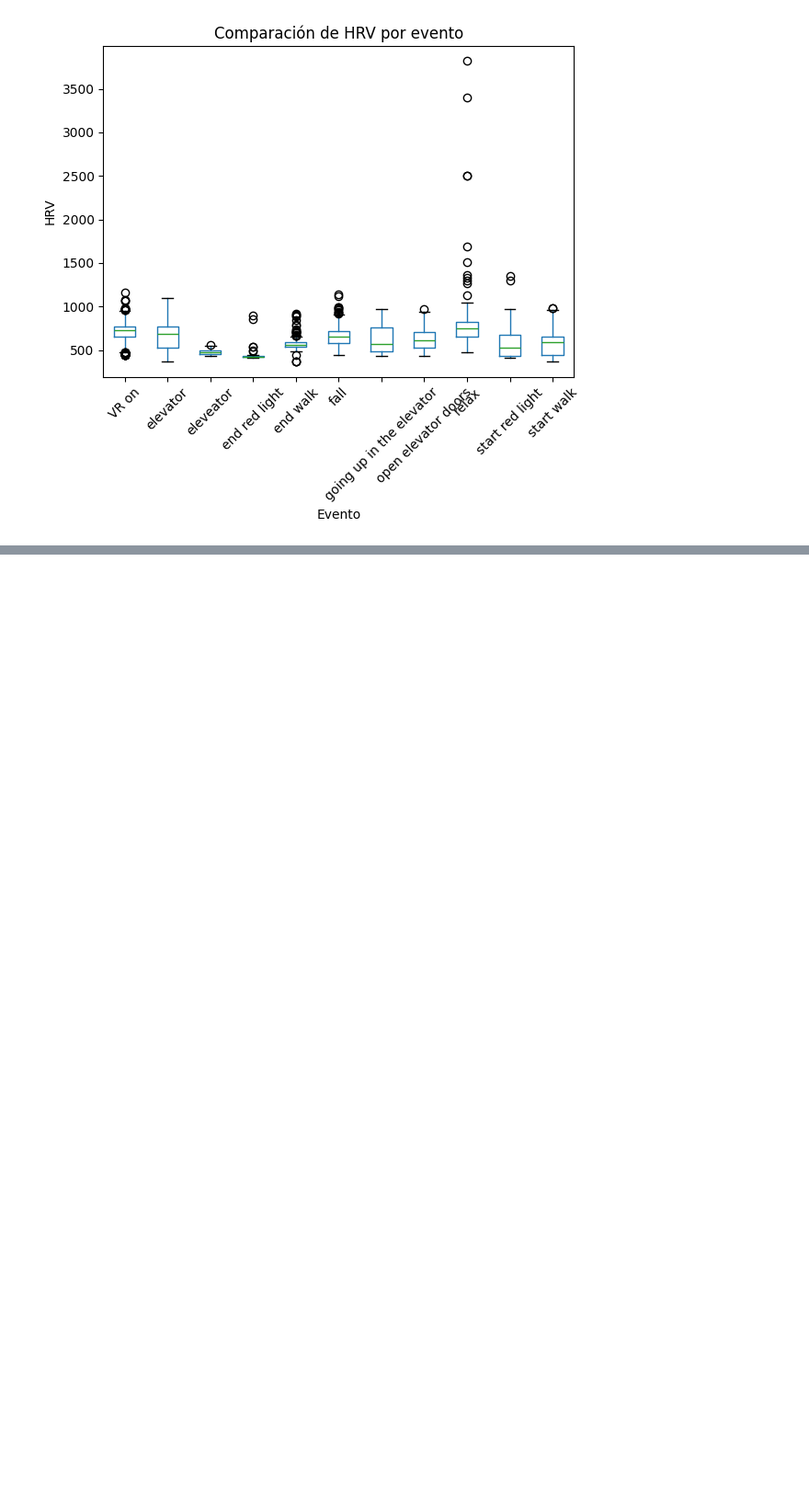
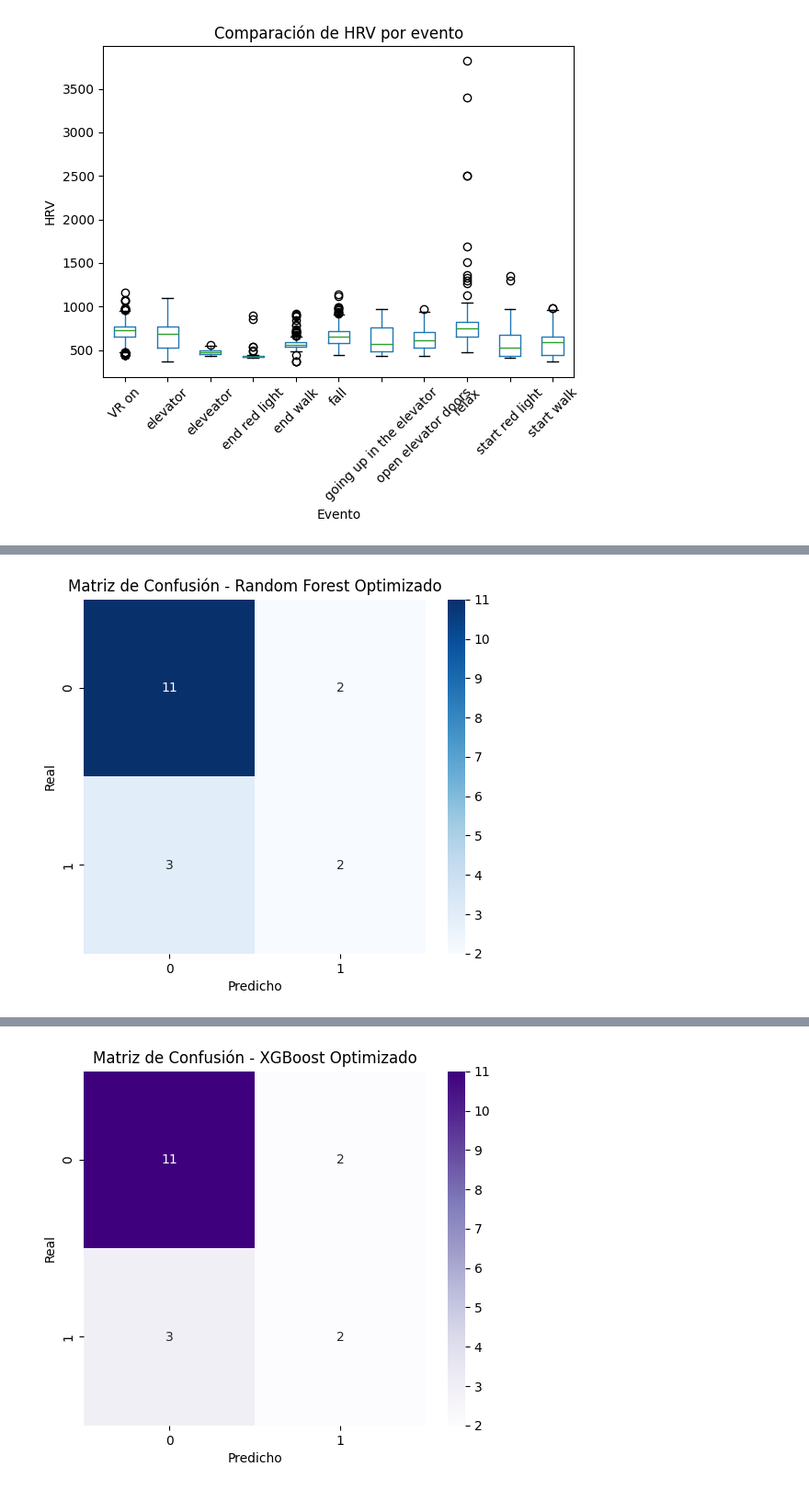
Before and after one commit to mlizarraga-21/CSDI2025, a Jupyter notebook: Practicas/P4/P4-2.ipynb, the cells around one changed output, grey strips where cells are left out. Shown at 92% size. Saved outputs shown, nothing was run; the diff lists cells and outputs as text; code cells hidden in the pictures; blank space fills up the shorter version.

```diff
--- a/Practicas/P4/P4-2.ipynb
+++ b/Practicas/P4/P4-2.ipynb
@@ -414,0 +652,72 @@ ValueError: Expected n_neighbors <= n_samples_fit, but n_neighbors = 6, n_sample
+# %%
+import ast
+
+# Convertir a lista de manera segura
+df["HRV_Muestras"] = df["HRV_Muestras"].apply(lambda x: x if isinstance(x, list) else ast.literal_eval(x))
+
+# Reasignar niveles de miedo a 2 categorías
+def categorize_fear_level(level):
+    return 0 if level == 0 else 1
+
+df["Nivel_Miedo"] = df["Nivel_Miedo"].apply(categorize_fear_level)
+
+# Verificar la distribución de clases después de la reasignación
+print("Distribución de clases después de reasignación:")
+print(df["Nivel_Miedo"].value_counts())
+
+features = df["HRV_Muestras"].apply(extract_features).apply(pd.Series)
+
+# Normalizar características
+scaler = StandardScaler()
+X = scaler.fit_transform(df_features.drop(columns=["Nivel_Miedo"]))
+y = df_features["Nivel_Miedo"].values
+
+# Dividir en entrenamiento y prueba
+X_train, X_test, y_train, y_test = train_test_split(X, y, test_size=0.2, random_state=42, stratify=y)
+
+# Aplicar SMOTE para balancear clases
+smote = SMOTE(random_state=42)
+X_train_balanced, y_train_balanced = smote.fit_resample(X_train, y_train)
+
+# Optimización de hiperparámetros para Random Forest
+param_grid_rf = {
+    'n_estimators': [50, 100, 200],
+    'max_depth': [None, 10, 20],
+    'min_samples_split': [2, 5, 10]
+}
+rf_grid_search = GridSearchCV(RandomForestClassifier(random_state=42), param_grid_rf, cv=3, scoring='accuracy')
+rf_grid_search.fit(X_train_balanced, y_train_balanced)
+best_rf = rf_grid_search.best_estimator_
+y_pred_rf = best_rf.predict(X_test)
+
+print("\nRandom Forest Optimizado:")
+print(classification_report(y_test, y_pred_rf))
+
+plt.figure(figsize=(6, 5))
+sns.heatmap(confusion_matrix(y_test, y_pred_rf), annot=True, fmt="d", cmap="Blues")
+plt.title("Matriz de Confusión - Random Forest Optimizado")
+plt.xlabel("Predicho")
+plt.ylabel("Real")
+plt.show()
+
+# Optimización de hiperparámetros para XGBoost
+param_grid_xgb = {
+    'n_estimators': [50, 100, 200],
+    'learning_rate': [0.01, 0.1, 0.3],
+    'max_depth': [3, 6, 10]
+}
+xgb_grid_search = GridSearchCV(xgb.XGBClassifier(random_state=42), param_grid_xgb, cv=3, scoring='accuracy')
+xgb_grid_search.fit(X_train_balanced, y_train_balanced)
+best_xgb = xgb_grid_search.best_estimator_
+y_pred_xgb = best_xgb.predict(X_test)
+
+print("\nXGBoost Optimizado:")
+print(classification_report(y_test, y_pred_xgb))
+
+plt.figure(figsize=(6, 5))
+sns.heatmap(confusion_matrix(y_test, y_pred_xgb), annot=True, fmt="d", cmap="Purples")
+plt.title("Matriz de Confusión - XGBoost Optimizado")
+plt.xlabel("Predicho")
+plt.ylabel("Real")
+plt.show()
+# %% [output]
@@ -414,0 +739 @@ ValueError: Expected n_neighbors <= n_samples_fit, but n_neighbors = 6, n_sample
+[figure, added]
@@ -414,0 +749 @@ ValueError: Expected n_neighbors <= n_samples_fit, but n_neighbors = 6, n_sample
+[figure, added]
```
Also changed, not shown: parts of 21 cells of this notebook.
